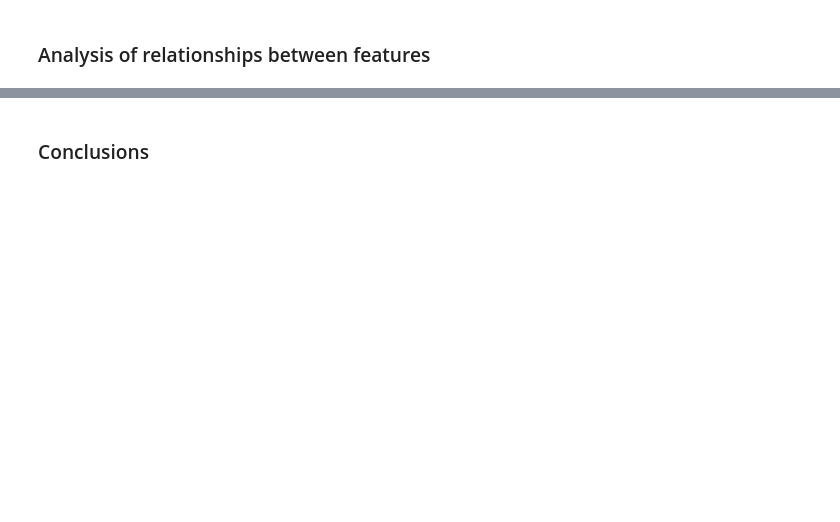
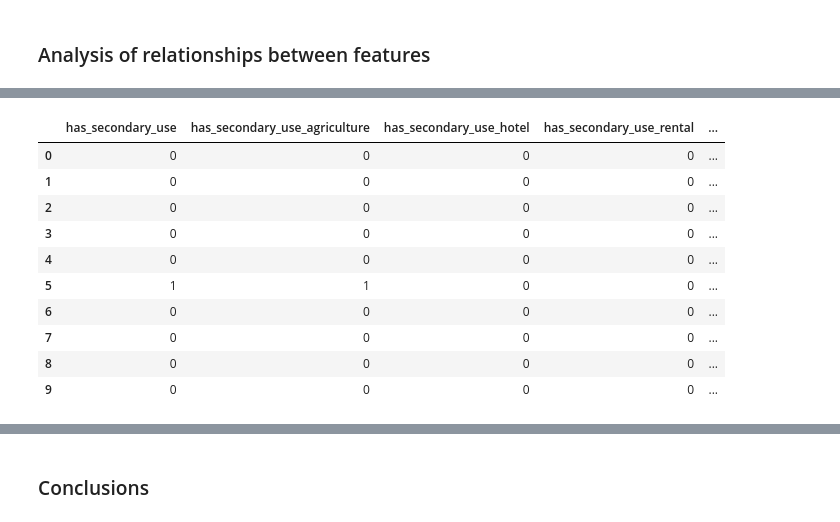
Before and after one commit to Sidies/-2015_Gorkha_earthquake_damage_prediction, a Jupyter notebook: notebooks/Exploration.ipynb, the cells around one changed output, grey strips where cells are left out. Drawn from its saved outputs; the diff is of its cells as text; code cells hidden in the pictures; blank space fills up the shorter version.

```diff
--- a/notebooks/Exploration.ipynb
+++ b/notebooks/Exploration.ipynb
@@ -218,0 +327,28 @@ target_df.head(10)
+# %%
+has_secondary_use_columns = [
+    'has_secondary_use',
+    'has_secondary_use_agriculture',
+    'has_secondary_use_hotel',
+    'has_secondary_use_rental',
+    'has_secondary_use_institution',
+    'has_secondary_use_school',
+    'has_secondary_use_industry',
+    'has_secondary_use_health_post',
+    'has_secondary_use_gov_office',
+    'has_secondary_use_use_police',
+    'has_secondary_use_other'
+]
+
+train_df[has_secondary_use_columns].head(10)
+# %% [output]
+|  | has_secondary_use | has_secondary_use_agriculture | has_secondary_use_hotel | has_secondary_use_rental | ... |
+| 0 | 0 | 0 | 0 | 0 | ... |
+| 1 | 0 | 0 | 0 | 0 | ... |
+| 2 | 0 | 0 | 0 | 0 | ... |
+| 3 | 0 | 0 | 0 | 0 | ... |
+| 4 | 0 | 0 | 0 | 0 | ... |
+| 5 | 1 | 1 | 0 | 0 | ... |
+| 6 | 0 | 0 | 0 | 0 | ... |
+| 7 | 0 | 0 | 0 | 0 | ... |
+| 8 | 0 | 0 | 0 | 0 | ... |
+| 9 | 0 | 0 | 0 | 0 | ... |
```
Also changed, not shown: parts of 30 cells of this notebook, 1 other file.
